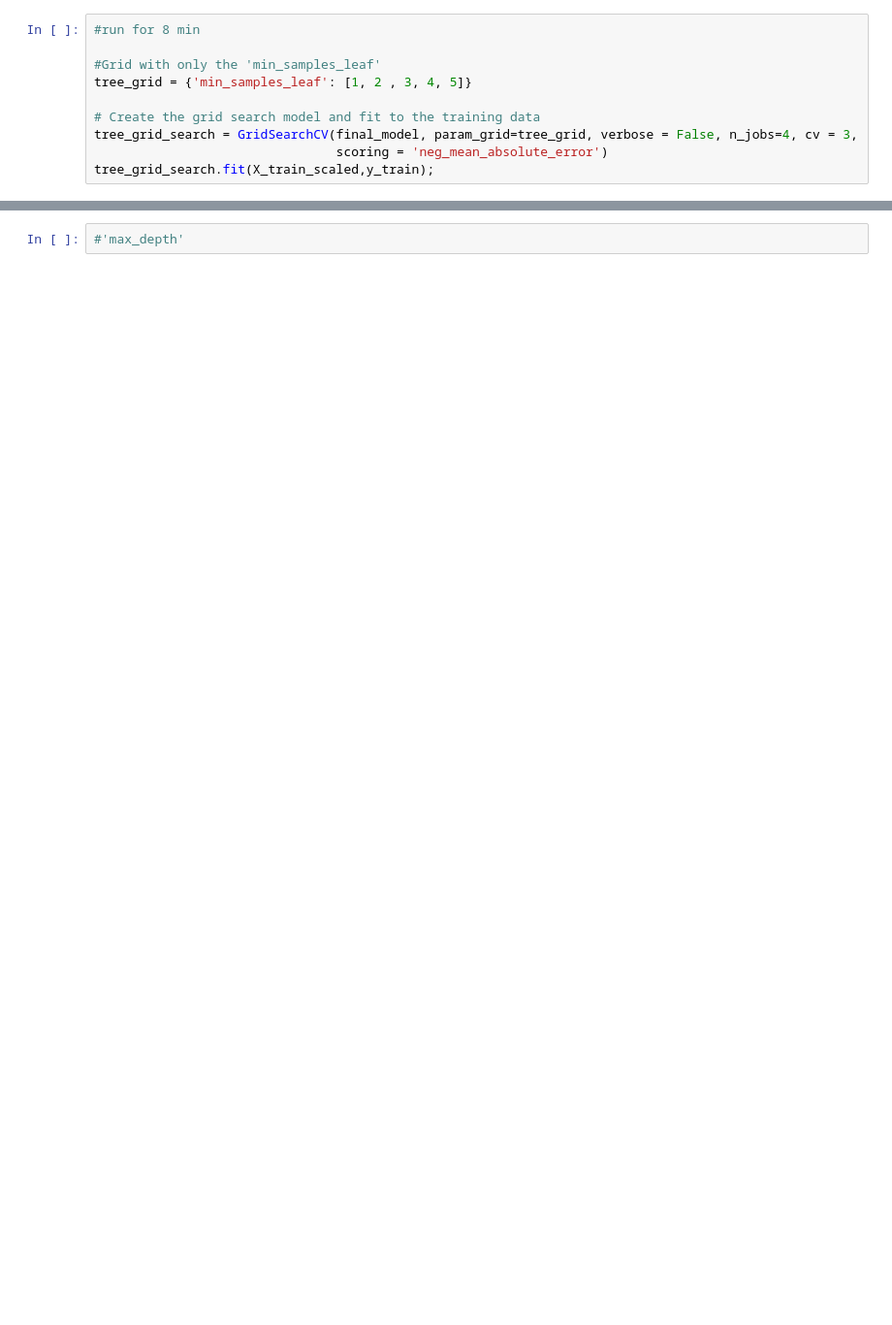
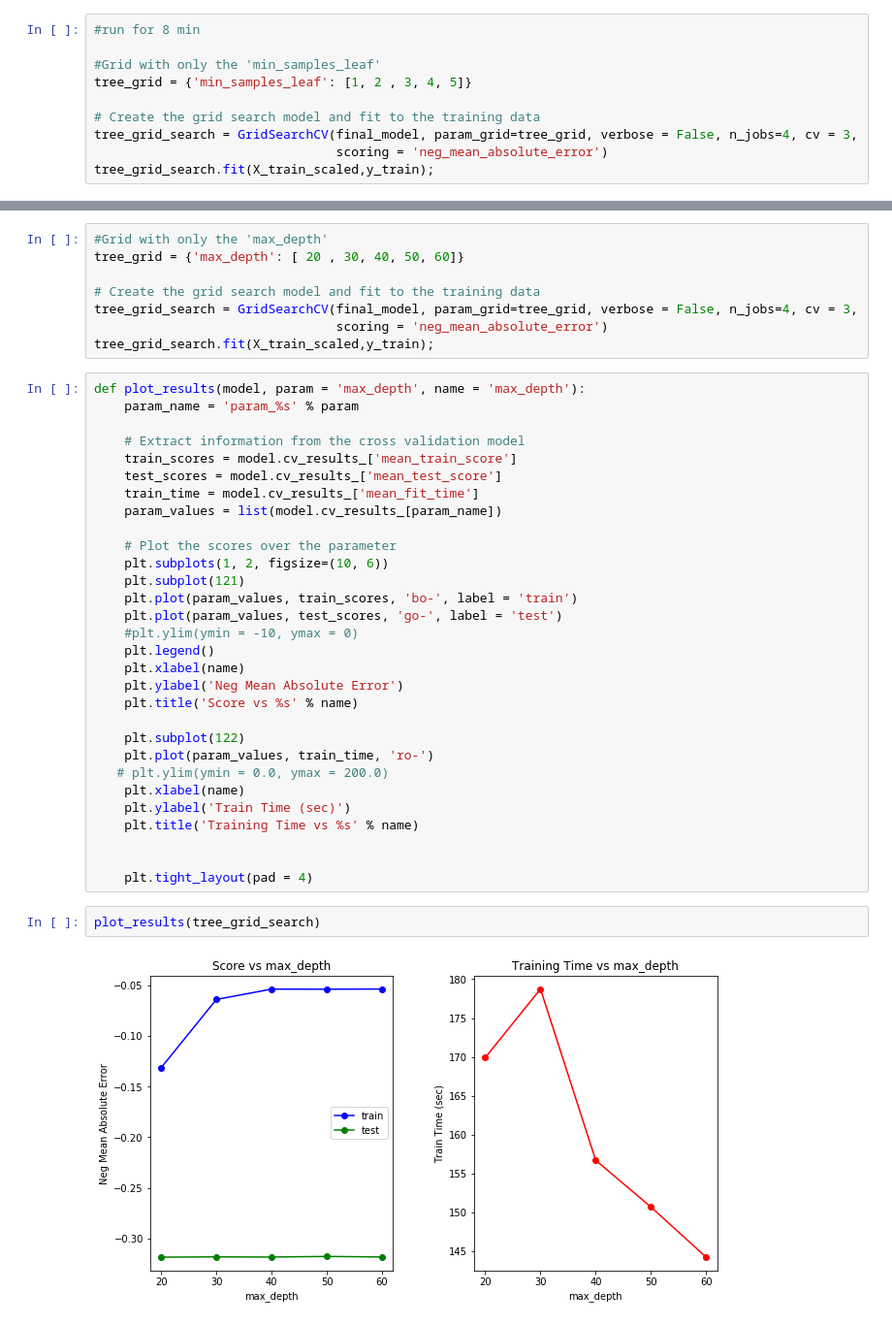
Before and after one commit to mltran2017/MSDS7331, a Jupyter notebook: notebook/Lab2/2nd Project RF parameters tuning LJ 2.ipynb, the cells around one changed output, grey strips where cells are left out. Shown at 97% size. Drawn from its saved outputs; the diff is of its cells as text; blank space fills up the shorter version.

```diff
--- a/notebook/Lab2/2nd Project RF parameters tuning LJ 2.ipynb
+++ b/notebook/Lab2/2nd Project RF parameters tuning LJ 2.ipynb
@@ -653,2 +653,42 @@ plot_results(tree_grid_search)
-# %%
-#'max_depth'
+# %%
+#Grid with only the 'max_depth'
+tree_grid = {'max_depth': [ 20 , 30, 40, 50, 60]}
+
+# Create the grid search model and fit to the training data
+tree_grid_search = GridSearchCV(final_model, param_grid=tree_grid, verbose = False, n_jobs=4, cv = 3,
+                                scoring = 'neg_mean_absolute_error')
+tree_grid_search.fit(X_train_scaled,y_train);
+# %%
+def plot_results(model, param = 'max_depth', name = 'max_depth'):
+    param_name = 'param_%s' % param
+
+    # Extract information from the cross validation model
+    train_scores = model.cv_results_['mean_train_score']
+    test_scores = model.cv_results_['mean_test_score']
+    train_time = model.cv_results_['mean_fit_time']
+    param_values = list(model.cv_results_[param_name])
+
+    # Plot the scores over the parameter
+    plt.subplots(1, 2, figsize=(10, 6))
+    plt.subplot(121)
+    plt.plot(param_values, train_scores, 'bo-', label = 'train')
+    plt.plot(param_values, test_scores, 'go-', label = 'test')
+    #plt.ylim(ymin = -10, ymax = 0)
+    plt.legend()
+    plt.xlabel(name)
+    plt.ylabel('Neg Mean Absolute Error')
+    plt.title('Score vs %s' % name)
+
+    plt.subplot(122)
+    plt.plot(param_values, train_time, 'ro-')
+   # plt.ylim(ymin = 0.0, ymax = 200.0)
+    plt.xlabel(name)
+    plt.ylabel('Train Time (sec)')
+    plt.title('Training Time vs %s' % name)
+
+
+    plt.tight_layout(pad = 4)
+# %%
+plot_results(tree_grid_search)
+# %% [output]
+[figure, added]
```
Also changed, not shown: parts of 7 cells of this notebook.
